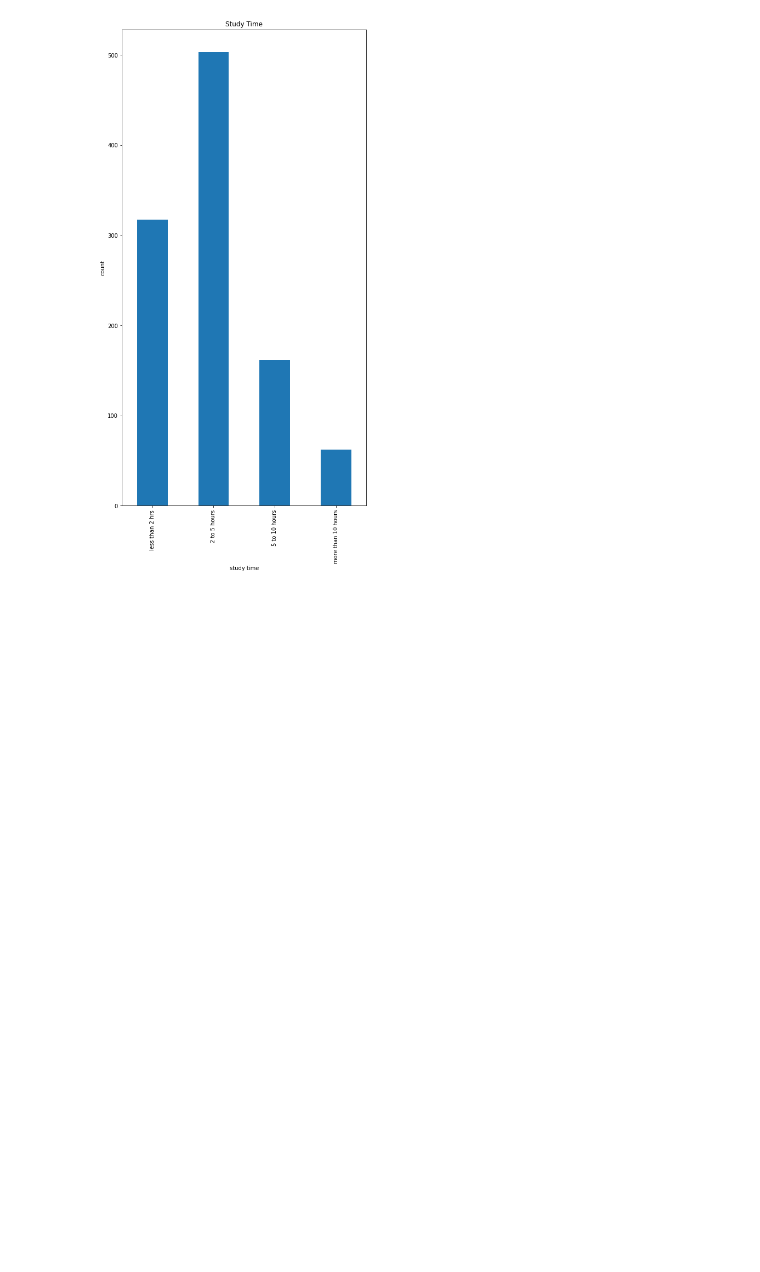
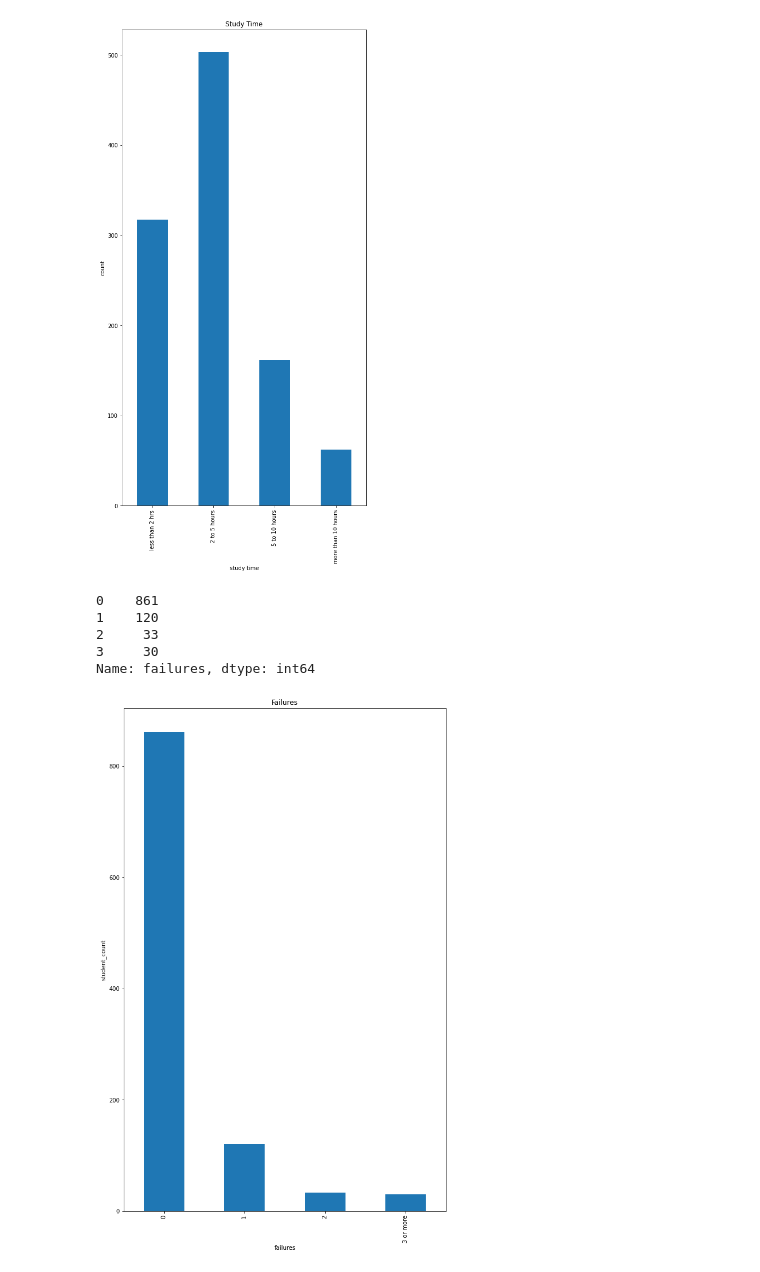
Before and after one commit to TharindaNimnajith/student-performance, a Jupyter notebook: dataset_analysis/column_data_analysis.ipynb, the cells around one changed output. Cells and saved outputs as stored; diff of their text form; code cells hidden in the pictures; blank space fills up the shorter version.

```diff
--- a/dataset_analysis/column_data_analysis.ipynb
+++ b/dataset_analysis/column_data_analysis.ipynb
@@ -271,3 +271,22 @@ fig.savefig('plots/study_time.png', facecolor='white')
 plt.show()
 # %% [output]
 [figure]
+# %%
+df['failures'].value_counts(sort=False)
+# %% [output]
+0    861
+1    120
+2     33
+3     30
+Name: failures, dtype: int64
+# %%
+fig = plt.figure(figsize=(10, 16))
+ax = df['failures'].value_counts(sort=False).plot(kind='bar')
+plt.title('Failures')
+plt.xlabel('failures')
+plt.ylabel('student_count')
+ax.set_xticklabels(['0', '1', '2', '3 or more'])
+fig.savefig('plots/failures.png', facecolor='white')
+plt.show()
+# %% [output]
+[figure, added]
```
Also changed, not shown: parts of 5 cells of this notebook, 1 other file.
